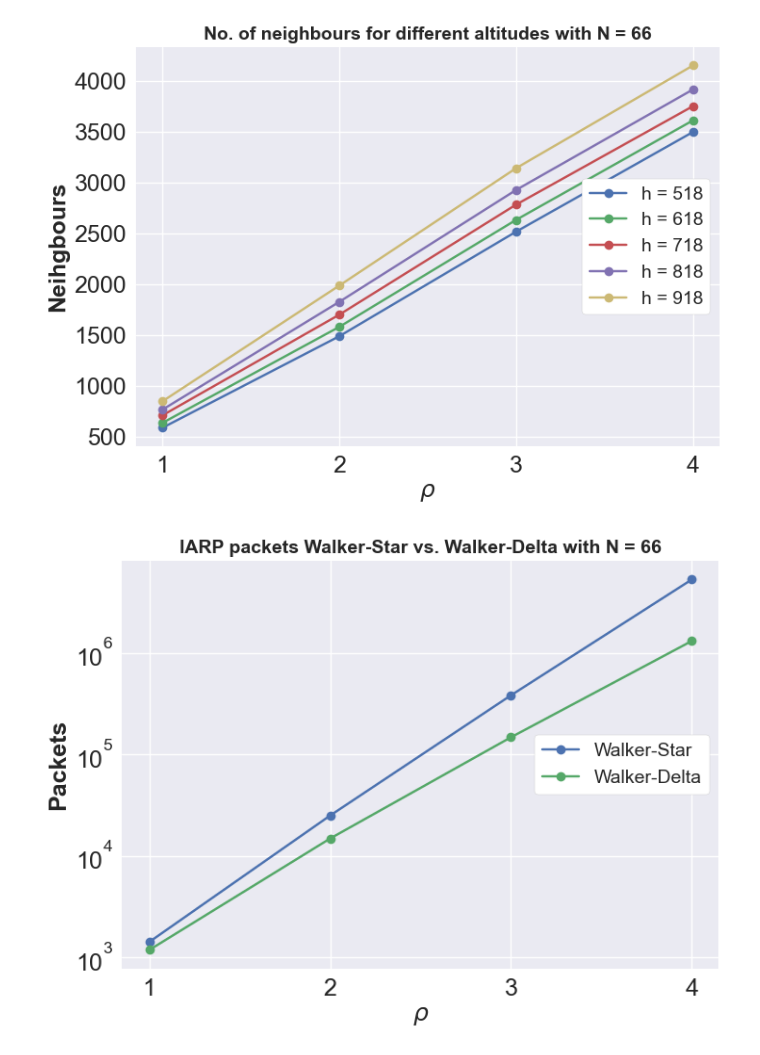
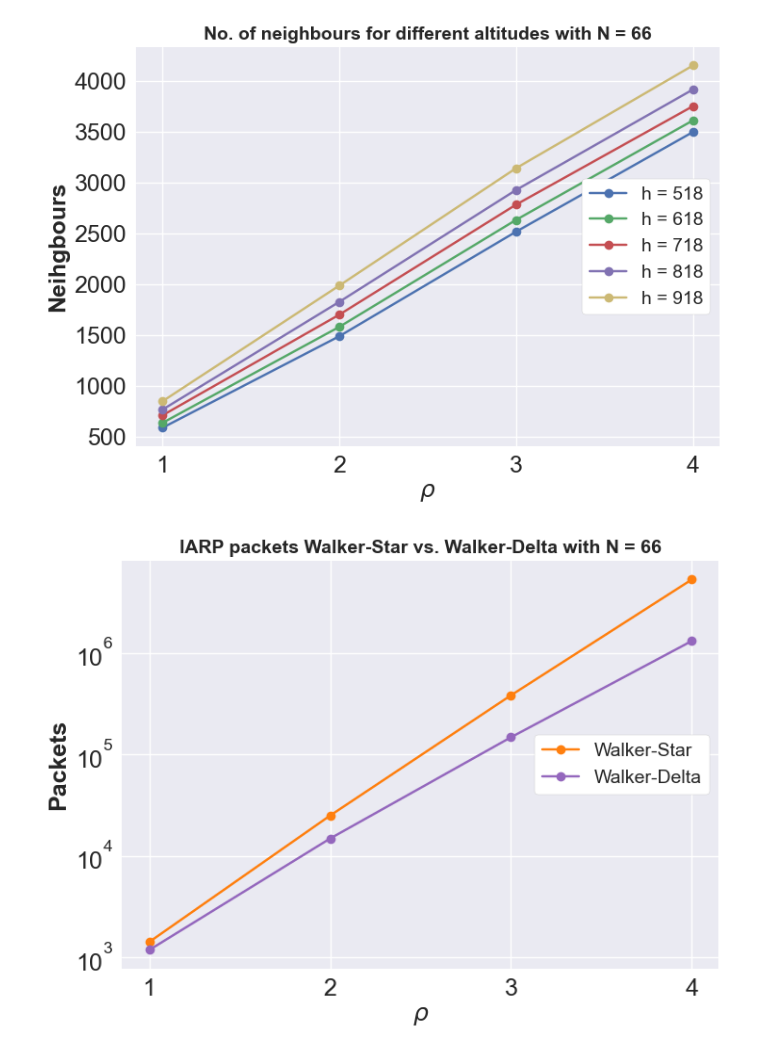
Before and after one commit to mathias-magnusson/Zone-routing-protocol, a Jupyter notebook: plot.ipynb, the cells around one changed output. Drawn from its saved outputs; the diff is of its cells as text; code cells hidden in the pictures.

Commit message:
Purple og orange

```diff
--- a/plot.ipynb
+++ b/plot.ipynb
@@ -248,25 +248,25 @@ legend = plt.legend(loc='center right', bbox_to_anchor=(1, 0.5), frameon=True, f
 # %%
 # walkerStar vs. walkerDelta IARP
 
 zone_radius = [1,2,3,4]
 walkerStar_IARP = [1420, 24932, 380736, 5255952]
 walkerDelta_IARP = [1184, 14812, 147028, 1304636]
 
 plt.style.use('seaborn-v0_8')
 
-plt.plot(zone_radius, walkerStar_IARP, marker='o', linestyle='-', label='Walker-Star')
-plt.plot(zone_radius, walkerDelta_IARP, marker='o',  linestyle='-', label='Walker-Delta')
+plt.plot(zone_radius, walkerStar_IARP, marker='o', linestyle='-', label='Walker-Star', color = 'tab:orange')
+plt.plot(zone_radius, walkerDelta_IARP, marker='o',  linestyle='-', label='Walker-Delta', color = 'tab:purple')
 
 plt.yscale('log')
 plt.xticks([1,2,3,4], fontsize=18)
 plt.yticks(fontsize=18)
 plt.xlabel('$\u03C1$', weight='bold', fontsize=18)
 plt.ylabel("Packets", weight='bold', fontsize=18)
 plt.title("IARP packets Walker-Star vs. Walker-Delta with N = 66", weight='bold', fontsize=14)
 
 legend = plt.legend(loc='center right', bbox_to_anchor=(1, 0.5), frameon=True, framealpha=1, facecolor='white', fontsize = 14)
 # %% [output]
-[figure, old version]
+[figure, new version]
 # %%
 # walkerStar vs. walkerDelta IERP
 zone_radius = [1,2,3,4]
```
Also changed, not shown: parts of 2 cells of this notebook.
